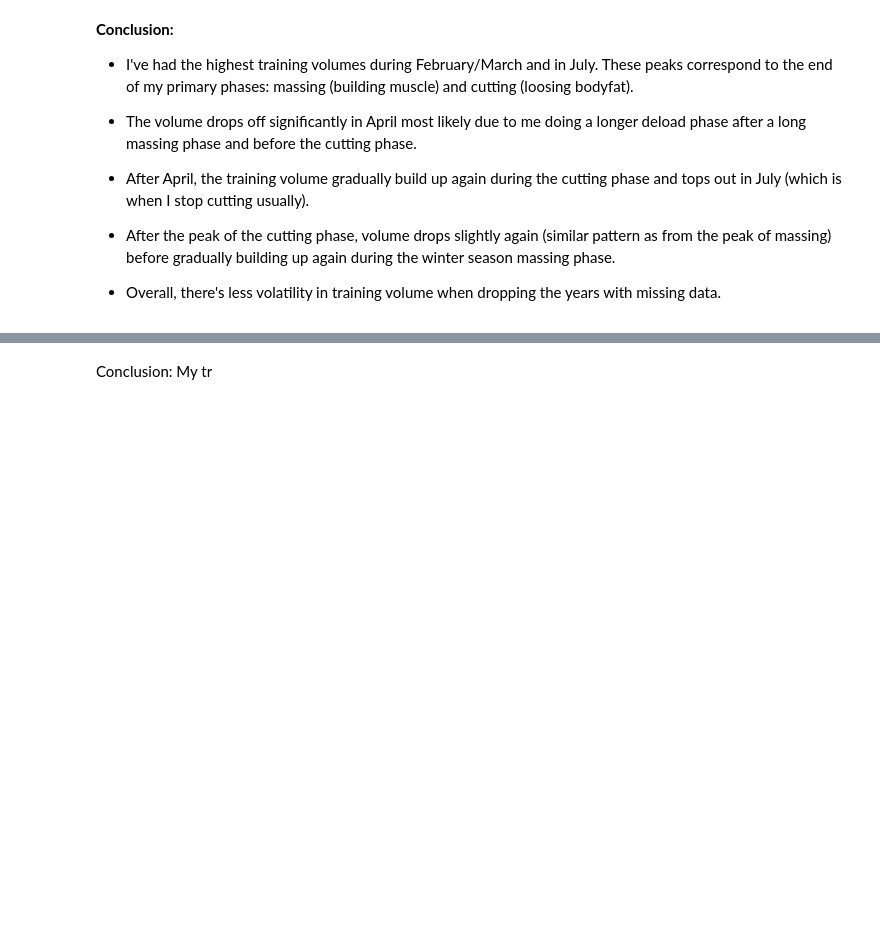
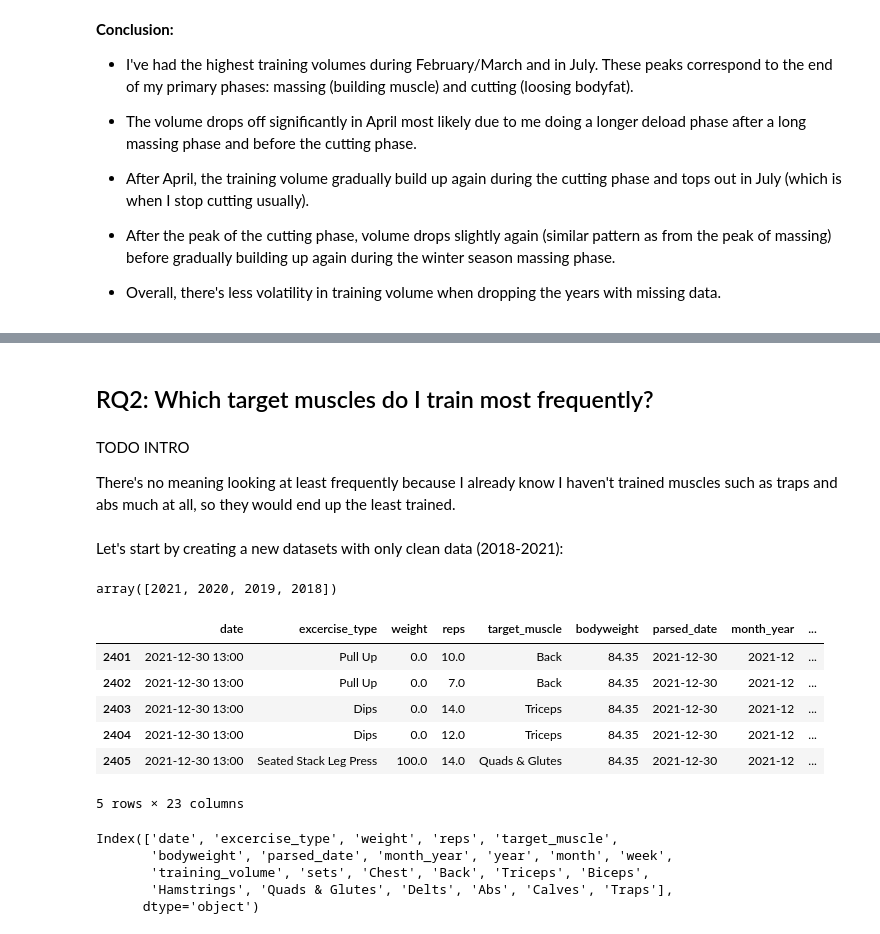
Before and after one commit to ossianhempel/training_data_analysis, a Jupyter notebook: my_training.ipynb, the cells around one changed output, grey strips where cells are left out. Saved outputs shown, nothing was run; the diff lists cells and outputs as text; code cells hidden in the pictures; blank space fills up the shorter version.

```diff
--- a/my_training.ipynb
+++ b/my_training.ipynb
@@ -769,2 +508,31 @@ mean
-# %% [markdown]
-Conclusion: My tr
+# %% [markdown]
+## RQ2: Which target muscles do I train most frequently?
+# %% [markdown]
+TODO INTRO
+
+There's no meaning looking at least frequently because I already know I haven't trained muscles such as traps and abs much at all, so they would end up the least trained.
+# %% [markdown]
+Let's start by creating a new datasets with only clean data (2018-2021):
+# %%
+df_clean = df[(df['year'] < 2022) & (df['year'] > 2017)]
+df_clean['year'].unique()
+# %% [output]
+array([2021, 2020, 2019, 2018])
+# %%
+df_clean.head()
+# %% [output]
+|  | date | excercise_type | weight | reps | target_muscle | bodyweight | parsed_date | month_year | ... |
+| 2401 | 2021-12-30 13:00 | Pull Up | 0.0 | 10.0 | Back | 84.35 | 2021-12-30 | 2021-12 | ... |
+| 2402 | 2021-12-30 13:00 | Pull Up | 0.0 | 7.0 | Back | 84.35 | 2021-12-30 | 2021-12 | ... |
+| 2403 | 2021-12-30 13:00 | Dips | 0.0 | 14.0 | Triceps | 84.35 | 2021-12-30 | 2021-12 | ... |
+| 2404 | 2021-12-30 13:00 | Dips | 0.0 | 12.0 | Triceps | 84.35 | 2021-12-30 | 2021-12 | ... |
+| 2405 | 2021-12-30 13:00 | Seated Stack Leg Press | 100.0 | 14.0 | Quads & Glutes | 84.35 | 2021-12-30 | 2021-12 | ... |
+5 rows × 23 columns
+# %%
+df_clean.columns
+# %% [output]
+Index(['date', 'excercise_type', 'weight', 'reps', 'target_muscle',
+       'bodyweight', 'parsed_date', 'month_year', 'year', 'month', 'week',
+       'training_volume', 'sets', 'Chest', 'Back', 'Triceps', 'Biceps',
+       'Hamstrings', 'Quads & Glutes', 'Delts', 'Abs', 'Calves', 'Traps'],
+      dtype='object')
```
Also changed, not shown: parts of 58 cells of this notebook.
